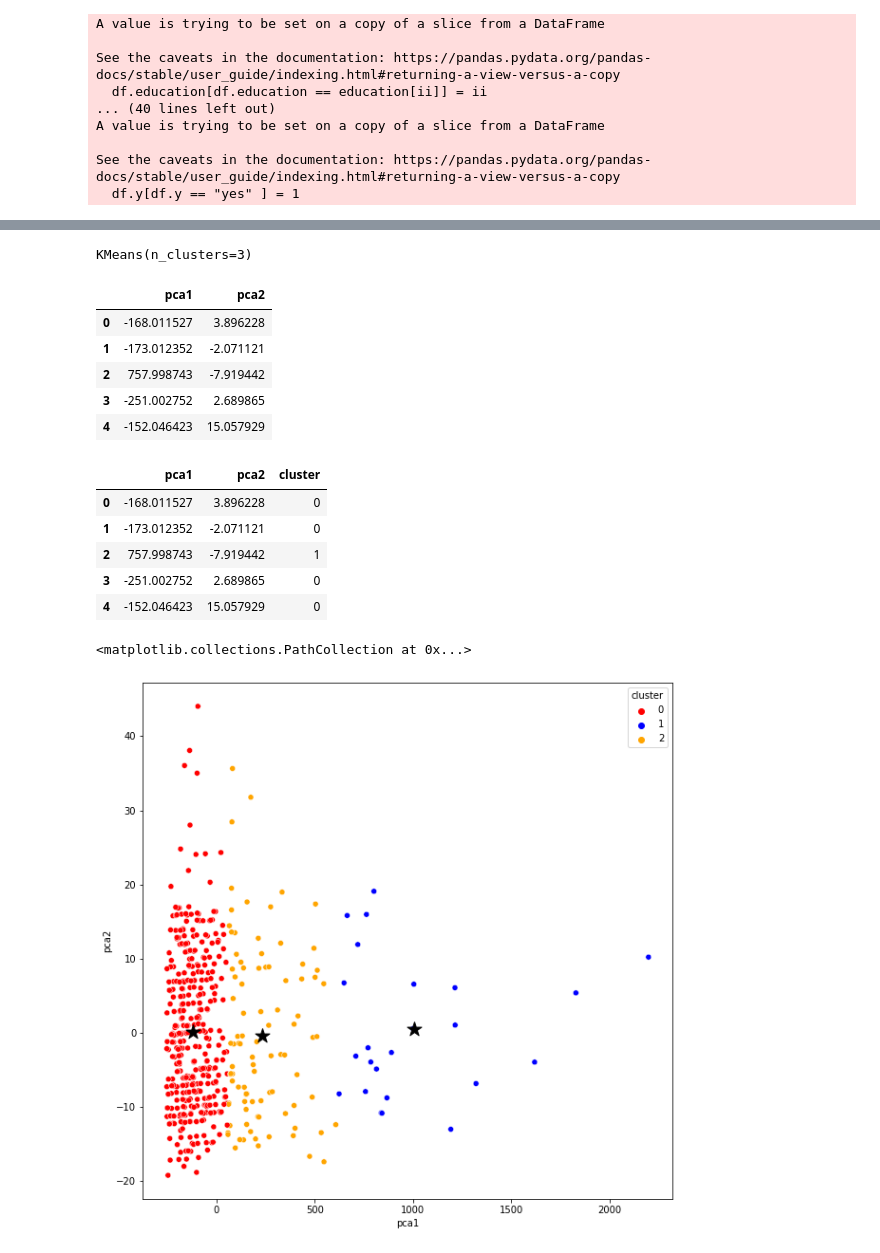
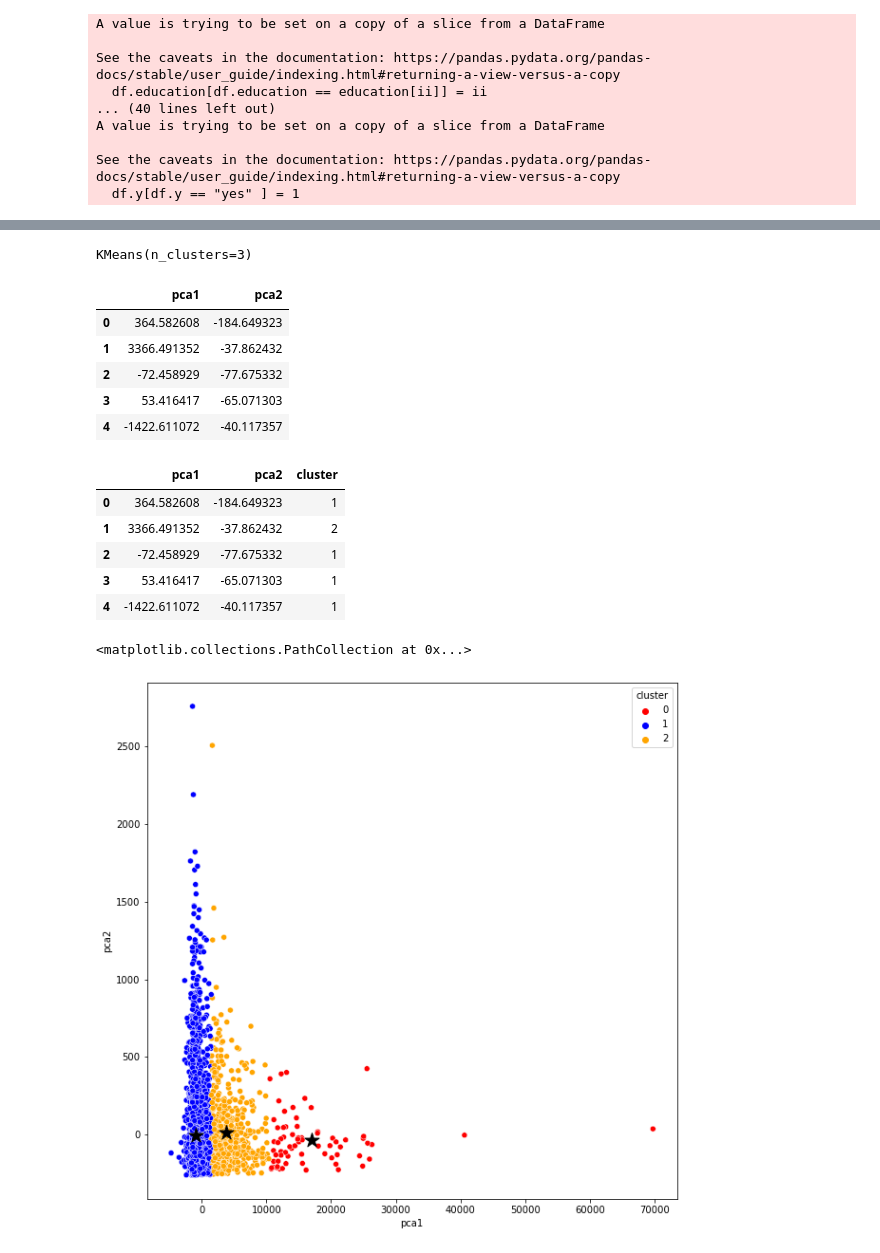
Before and after one commit to Nathaniel-Adams/CS_483_Project_2, a Jupyter notebook: Customer Segmentation/Customer_Segmentation.ipynb, the cells around one changed output, grey strips where cells are left out. Cells and saved outputs as stored; diff of their text form; code cells hidden in the pictures.

```diff
--- a/Customer Segmentation/Customer_Segmentation.ipynb
+++ b/Customer Segmentation/Customer_Segmentation.ipynb
@@ -154,52 +170,62 @@ plt.show()
-# %%
-#Uses the Kmeans algorithm
-
-km = KMeans(3)
-
-km.fit(new_df)
-# %% [output]
-KMeans(n_clusters=3)
+# %%
+"""
+Fits the data to the KMeans algorithm for clustering based on the most 'balanced' K value found in the elbow graph
+"""
+
+km = KMeans(3)
+
+km.fit(df)
+# %% [output]
+KMeans(n_clusters=3)
 # %%
-#uses the pca algorithm to be able to easily plot the kmeans
+"""
+Preps and fits the pca algorithm to be able to easily plot the kmeans
+"""
 from sklearn.decomposition import PCA
 
 pca = PCA(n_components=2)
 
-pca_components = pca.fit_transform(new_df)
+pca_components = pca.fit_transform(df)
 pca_components
 
 labels = km.labels_
 # %%
-#
+"""
+Check to see the pca columns
+"""
 pca_df = pd.DataFrame(data = pca_components, columns = ['pca1', 'pca2'])
 pca_df.head()
 # %% [output]
 |  | pca1 | pca2 |
-| 0 | -168.011527 | 3.896228 |
-| 1 | -173.012352 | -2.071121 |
-| 2 | 757.998743 | -7.919442 |
-| 3 | -251.002752 | 2.689865 |
-| 4 | -152.046423 | 15.057929 |
+| 0 | 364.582608 | -184.649323 |
+| 1 | 3366.491352 | -37.862432 |
+| 2 | -72.458929 | -77.675332 |
+| 3 | 53.416417 | -65.071303 |
+| 4 | -1422.611072 | -40.117357 |
 # %%
-# sets the data for easily plotable dataframe
+"""
+Sets the data for plotting
+"""
 pca_df = pd.concat([pca_df, pd.DataFrame({'cluster': labels})], axis = 1)
 pca_df.head()
 # %% [output]
 |  | pca1 | pca2 | cluster |
-| 0 | -168.011527 | 3.896228 | 0 |
-| 1 | -173.012352 | -2.071121 | 0 |
-| 2 | 757.998743 | -7.919442 | 1 |
-| 3 | -251.002752 | 2.689865 | 0 |
-| 4 | -152.046423 | 15.057929 | 0 |
+| 0 | 364.582608 | -184.649323 | 1 |
+| 1 | 3366.491352 | -37.862432 | 2 |
+| 2 | -72.458929 | -77.675332 | 1 |
+| 3 | 53.416417 | -65.071303 | 1 |
+| 4 | -1422.611072 | -40.117357 | 1 |
 # %%
-#Before 10 cross validation
+"""
+Graphs the clusters for the total dataset
+"""
 import seaborn as sns
 plt.figure(figsize=(10,10))
 ax = sns.scatterplot(x = 'pca1', y = 'pca2', hue = 'cluster', data = pca_df, palette = ['red', 'blue', 'orange'])
 
 centers_on_PCs = pca.transform(km.cluster_centers_)
 plt.scatter(centers_on_PCs[:, 0], centers_on_PCs[:,1], s= 250, c = "k", marker="*")
 # %% [output]
 <matplotlib.collections.PathCollection at 0x...>
-[figure, old version]
+[figure, new version]
 # %%
```
Also changed, not shown: parts of 15 cells of this notebook, 1 other file.
